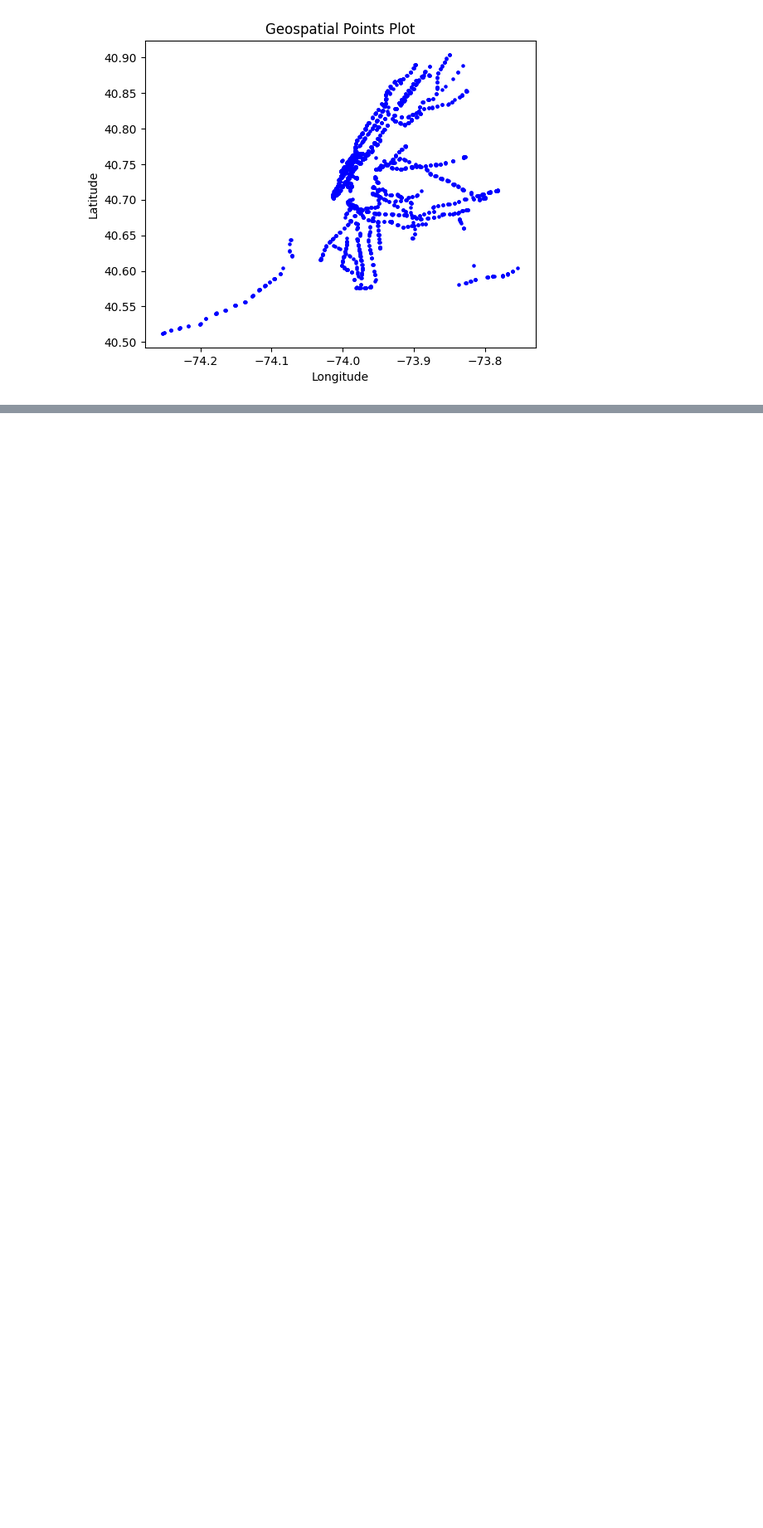
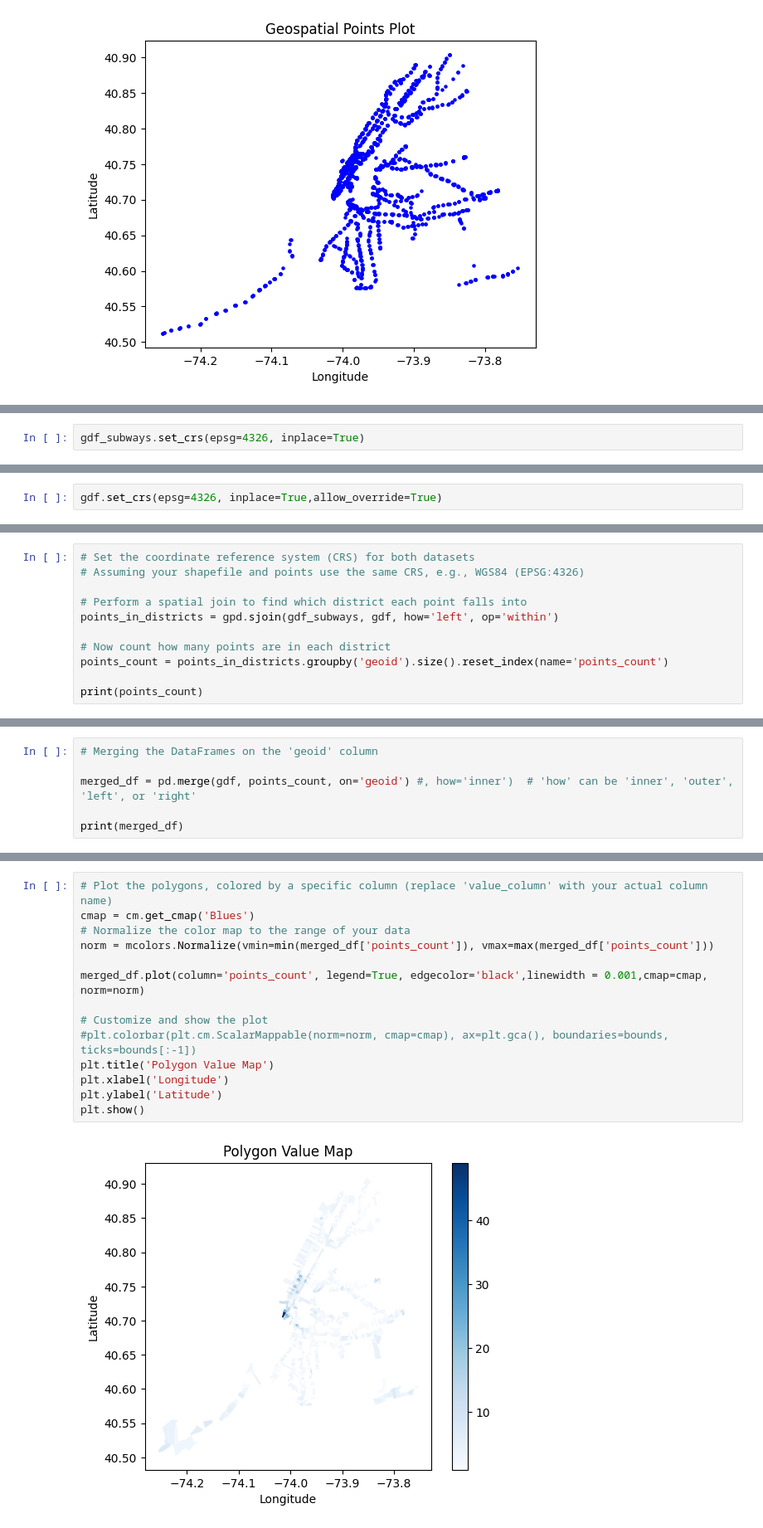
Before and after one commit to bricenf/NYC-MTA-Project, a Jupyter notebook: v1_vulnerability index.ipynb, the cells around one changed output, grey strips where cells are left out. Shown at 83% size. Saved outputs shown, nothing was run; the diff lists cells and outputs as text; blank space fills up the shorter version.

```diff
--- a/v1_vulnerability index.ipynb
+++ b/v1_vulnerability index.ipynb
@@ -153,0 +177,2 @@ plt.show()
+# %%
+gdf_subways.set_crs(epsg=4326, inplace=True)
@@ -153,0 +193,2 @@ plt.show()
+# %%
+gdf.set_crs(epsg=4326, inplace=True,allow_override=True)
@@ -153,0 +209,11 @@ plt.show()
+# %%
+# Set the coordinate reference system (CRS) for both datasets
+# Assuming your shapefile and points use the same CRS, e.g., WGS84 (EPSG:4326)
+
+# Perform a spatial join to find which district each point falls into
+points_in_districts = gpd.sjoin(gdf_subways, gdf, how='left', op='within')
+
+# Now count how many points are in each district
+points_count = points_in_districts.groupby('geoid').size().reset_index(name='points_count')
+
+print(points_count)
@@ -153,0 +243,6 @@ plt.show()
+# %%
+# Merging the DataFrames on the 'geoid' column
+
+merged_df = pd.merge(gdf, points_count, on='geoid') #, how='inner')  # 'how' can be 'inner', 'outer', 'left', or 'right'
+
+print(merged_df)
@@ -153,0 +267,16 @@ plt.show()
+# %%
+# Plot the polygons, colored by a specific column (replace 'value_column' with your actual column name)
+cmap = cm.get_cmap('Blues')
+# Normalize the color map to the range of your data
+norm = mcolors.Normalize(vmin=min(merged_df['points_count']), vmax=max(merged_df['points_count']))
+
+merged_df.plot(column='points_count', legend=True, edgecolor='black',linewidth = 0.001,cmap=cmap, norm=norm)
+
+# Customize and show the plot
+#plt.colorbar(plt.cm.ScalarMappable(norm=norm, cmap=cmap), ax=plt.gca(), boundaries=bounds, ticks=bounds[:-1])
+plt.title('Polygon Value Map')
+plt.xlabel('Longitude')
+plt.ylabel('Latitude')
+plt.show()
+# %% [output]
+[figure, added]
```
Also changed, not shown: parts of 11 cells of this notebook.
